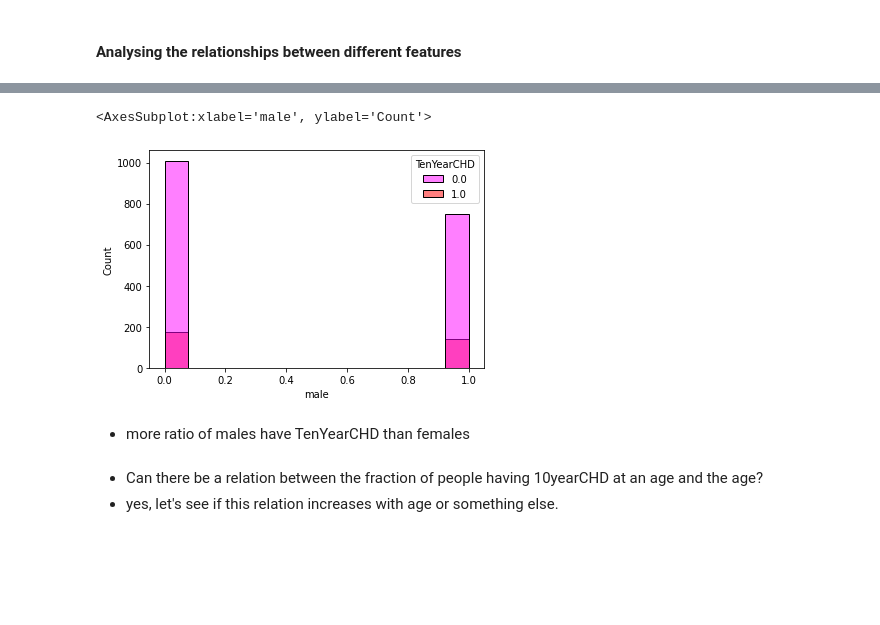
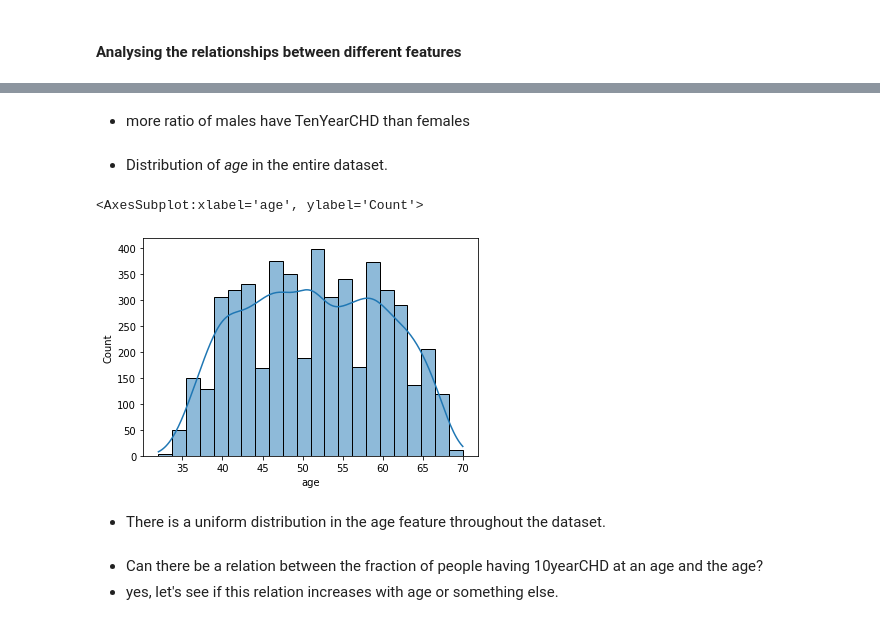
Before and after one commit to RedocamaI/heart_disease_predictor, a Jupyter notebook: heart_disease_predictor.ipynb, the cells around one changed output, grey strips where cells are left out. Drawn from its saved outputs; the diff is of its cells as text; code cells hidden in the pictures; blank space fills up the shorter version.

```diff
--- a/heart_disease_predictor.ipynb
+++ b/heart_disease_predictor.ipynb
@@ -367,10 +375,14 @@ sns.histplot(x=np.log(X_train['age']+10), kde=True)
-# %%
-sns.histplot(x=X_train['male'], hue=y_train, palette=['Magenta','r'])
-# %% [output]
-<AxesSubplot:xlabel='male', ylabel='Count'>
-[figure, removed]
 # %% [markdown]
 - more ratio of males have TenYearCHD than females
+# %% [markdown]
+- Distribution of *age* in the entire dataset.
+# %%
+sns.histplot(x=X_train['age'], kde=True)
+# %% [output]
+<AxesSubplot:xlabel='age', ylabel='Count'>
+[figure, added]
+# %% [markdown]
+- There is a uniform distribution in the age feature throughout the dataset.
 # %% [markdown]
 - Can there be a relation between the fraction of people having 10yearCHD at an age and the age?
 - yes, let's see if this relation increases with age or something else.
```
Also changed, not shown: parts of 60 cells of this notebook.
